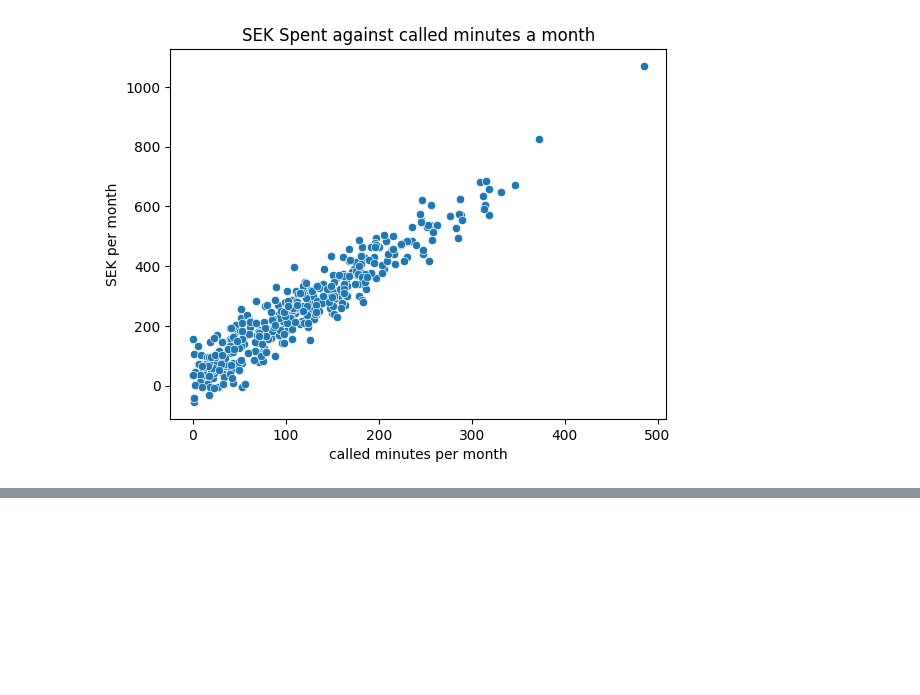
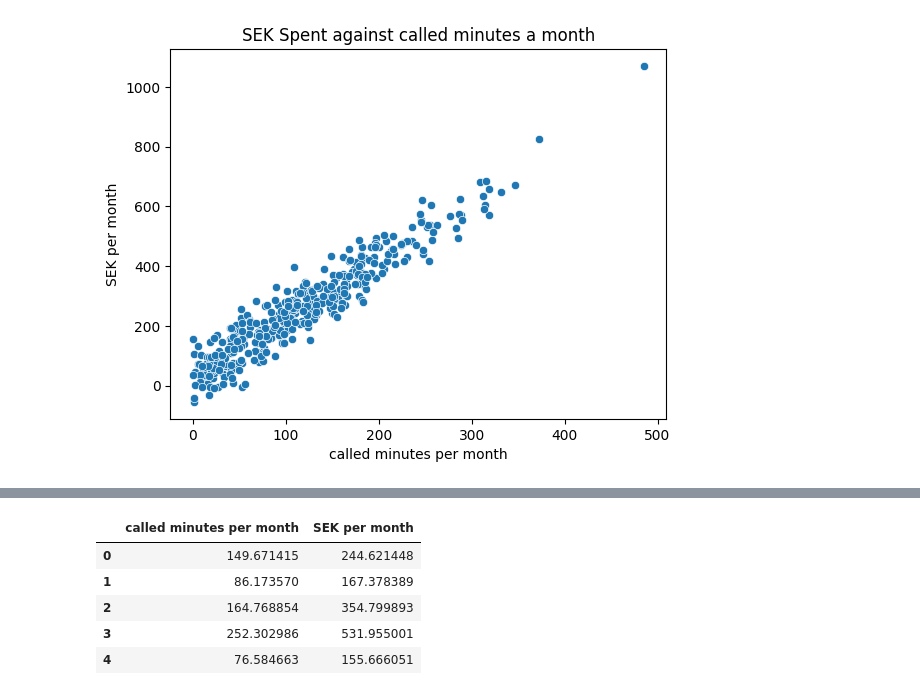
Before and after one commit to SCGlass/Machine-learning, a Jupyter notebook: Exercises/E00_Linear_regression.ipynb, the cells around one changed output, grey strips where cells are left out. Saved outputs shown, nothing was run; the diff lists cells and outputs as text; code cells hidden in the pictures; blank space fills up the shorter version.

```diff
--- a/Exercises/E00_Linear_regression.ipynb
+++ b/Exercises/E00_Linear_regression.ipynb
@@ -131,0 +141,9 @@ ax.set(title="SEK Spent against called minutes a month") # adding a title to the
+# %%
+df_phone_sub.head()
+# %% [output]
+|  | called minutes per month | SEK per month |
+| 0 | 149.671415 | 244.621448 |
+| 1 | 86.173570 | 167.378389 |
+| 2 | 164.768854 | 354.799893 |
+| 3 | 252.302986 | 531.955001 |
+| 4 | 76.584663 | 155.666051 |
```
Also changed, not shown: parts of 3 cells of this notebook.
